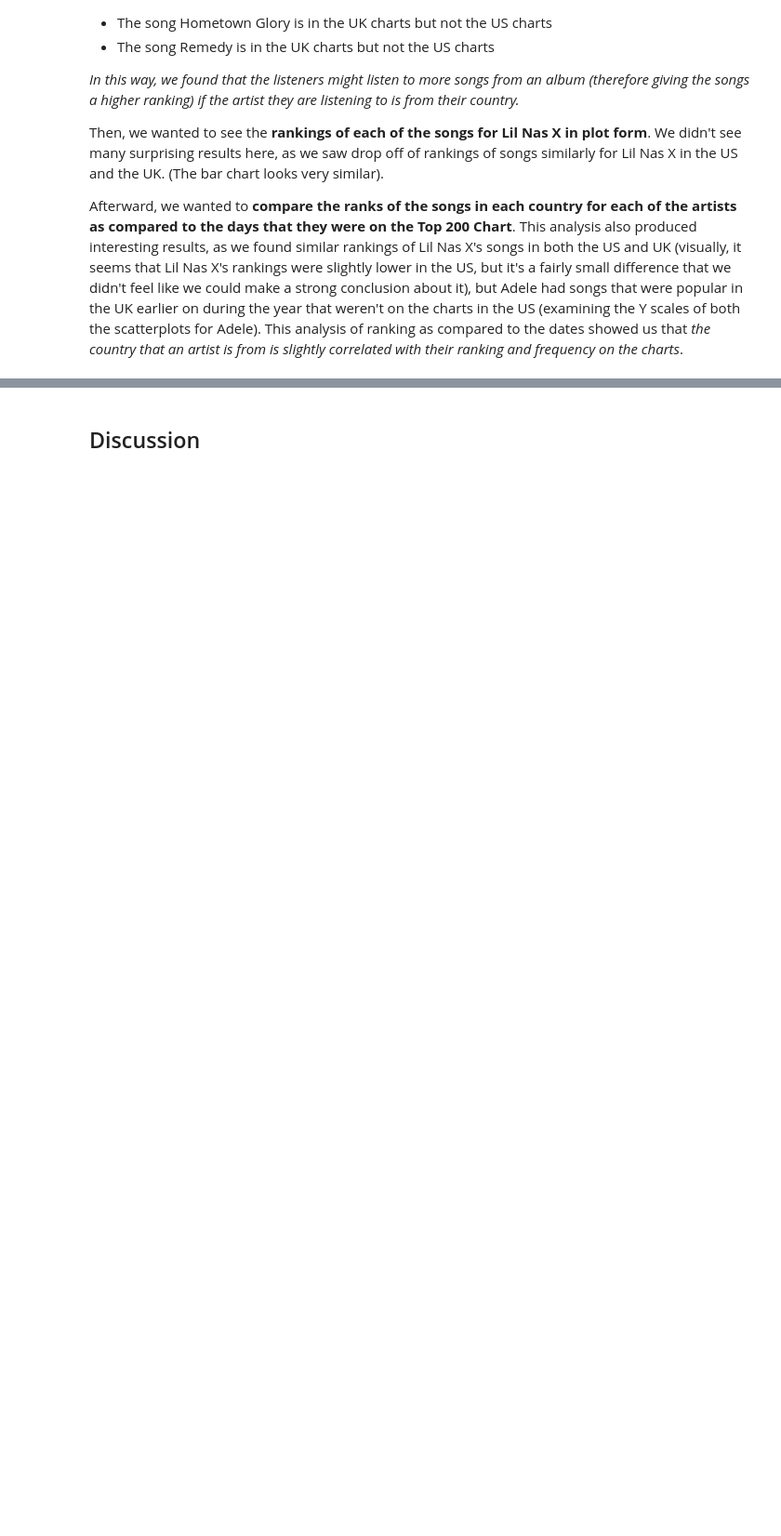
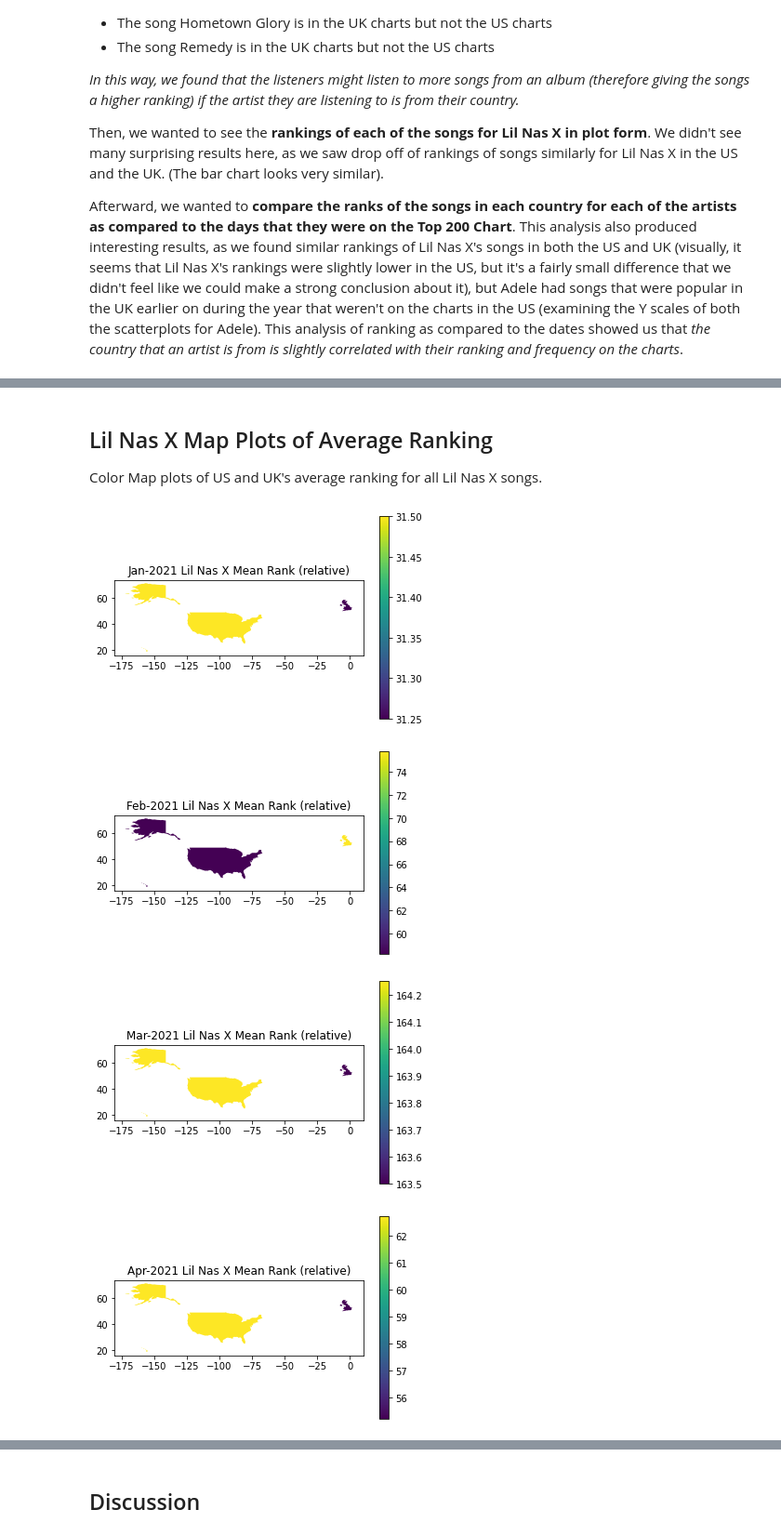
Before and after one commit to spurthirallapalli/DH140-FinalProject, a Jupyter notebook: FinalProject/FinalProject.ipynb, the cells around one changed output, grey strips where cells are left out. Shown at 93% size. Cells and saved outputs as stored; diff of their text form; code cells hidden in the pictures; blank space fills up the shorter version.

Commit message:
add one data file + add map analysis

```diff
--- a/FinalProject/FinalProject.ipynb
+++ b/FinalProject/FinalProject.ipynb
@@ -589,0 +662,11 @@ Afterward, we wanted to **compare the ranks of the songs in each country for eac
+# %%
+lilnasxUSRankToDate = lilnasxUS[["rank", "date"]]
+lilnasxUSMonthlyRank = lilnasxUSRankToDate.groupby([lilnasxUSStreamToDate['date'].dt.to_period('M')], as_index='false').mean()
+print(len(lilnasxUSMonthlyRank))
+lilnasxUSMonthlyRank["iso_a3"] = "USA"
+lilnasxUKRankToDate = lilnasxUK[["rank", "date"]]
+lilnasxUKMonthlyRank = lilnasxUKRankToDate.groupby([lilnasxUKStreamToDate['date'].dt.to_period('M')], as_index='false').mean()
+len(lilnasxUKMonthlyRank)
+lilnasxUKMonthlyRank["iso_a3"] = "GBR"
+#lilnasxMonthlyStreams = lilnasxUKMonthlyStreams.append(lilnasxUSMonthlyStreams)
+print(lilnasxUKMonthlyRank)
@@ -589,0 +689,34 @@ Afterward, we wanted to **compare the ranks of the songs in each country for eac
+# %%
+def plotmapsStandardized(df1, df2, artist):
+    for date in df1.index:
+        if date in df1.index and date in df2.index:
+            d = {'rank': [df1.loc[date]["rank"], df2.loc[date]["rank"]],
+                 'iso_a3': [df1.loc[date]["iso_a3"], df2.loc[date]["iso_a3"]]}
+            df = pd.DataFrame(data=d)
+            table = countries.merge(df, how="left", left_on=['iso_a3'], right_on=['iso_a3'])
+            table.plot(column="rank", cmap="inferno", vmin=1, vmax=200, legend=True)
+            plt.title(date.strftime('%b-%Y') + " " + artist + " Mean Rank")
+            plt.show()
+
+def plotmaps(df1, df2, artist):
+    for date in df1.index:
+        if date in df1.index and date in df2.index:
+            d = {'rank': [df1.loc[date]["rank"], df2.loc[date]["rank"]],
+                 'iso_a3': [df1.loc[date]["iso_a3"], df2.loc[date]["iso_a3"]]}
+            df = pd.DataFrame(data=d)
+#             plt.subplot(1, 2, 1)
+            table = countries.merge(df, how="left", left_on=['iso_a3'], right_on=['iso_a3'])
+            table.plot(column="rank", cmap="viridis",legend=True)
+            plt.title(date.strftime('%b-%Y') + " " + artist + " Mean Rank (relative)")
+# %% [markdown]
+## Lil Nas X Map Plots of Average Ranking
+
+Color Map plots of US and UK's average ranking for all Lil Nas X songs.
+# %%
+
+plotmaps(lilnasxUSMonthlyRank, lilnasxUKMonthlyRank, "Lil Nas X")
+# %% [output]
+[figure, added]
+[figure, added]
+[figure, added]
+[figure, added]
```
Also changed, not shown: parts of 24 cells of this notebook, 1 other file.
